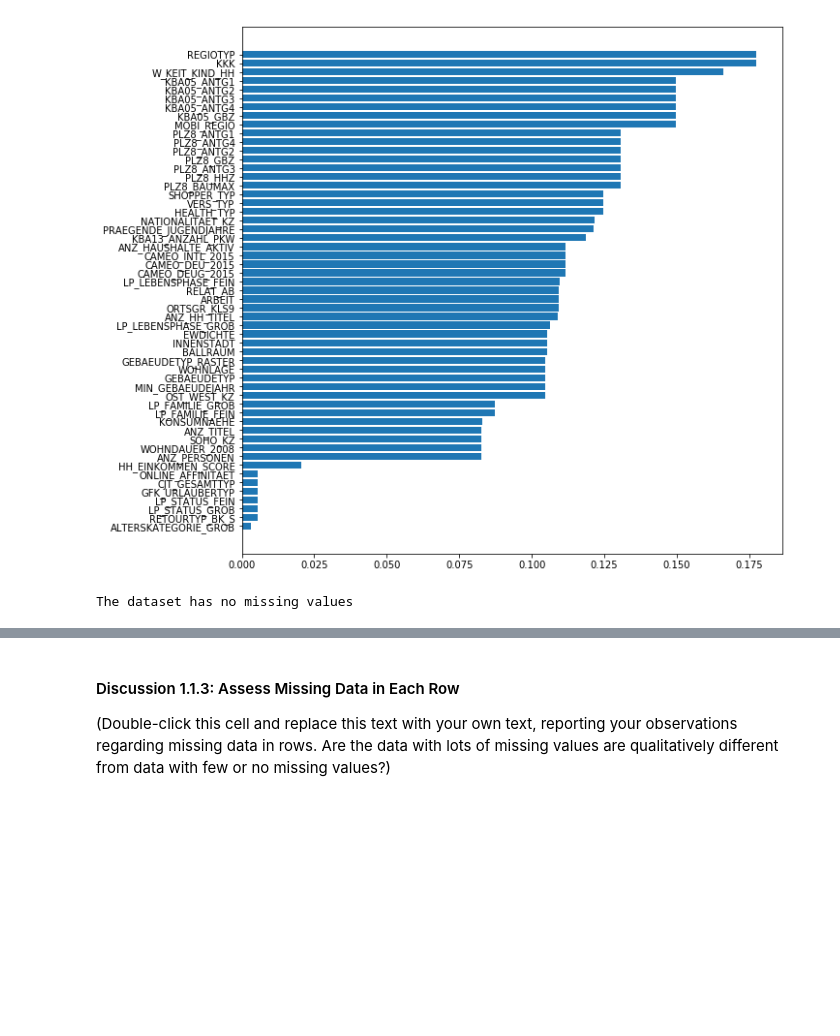
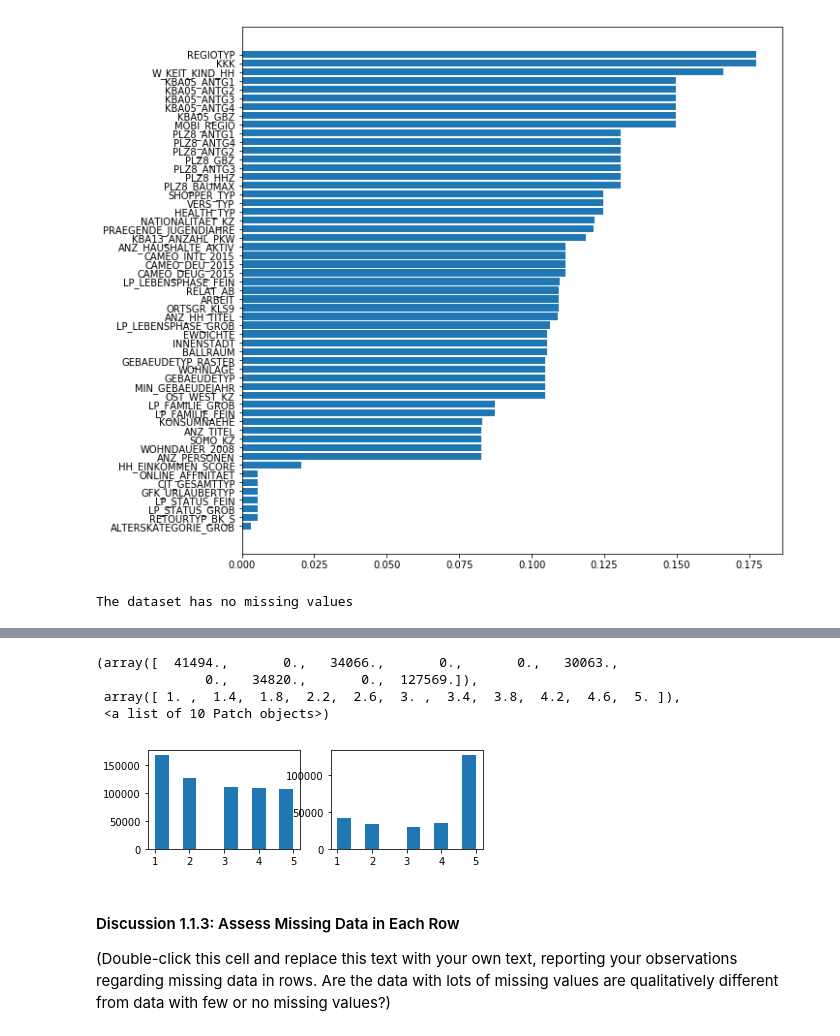
Before and after one commit to jimmyadeline/DSND_Term1, a Jupyter notebook: projects/p3_Identify Customer Segments/Identify_Customer_Segments.ipynb, the cells around one changed output, grey strips where cells are left out. Drawn from its saved outputs; the diff is of its cells as text; code cells hidden in the pictures; blank space fills up the shorter version.

```diff
--- a/projects/p3_Identify Customer Segments/Identify_Customer_Segments.ipynb
+++ b/projects/p3_Identify Customer Segments/Identify_Customer_Segments.ipynb
@@ -353,3 +389,15 @@ plt.hist(azdias_sub2['ANREDE_KZ'])
+# %%
+plt.subplot(221)
+plt.hist(azdias_sub1['FINANZ_ANLEGER'])
+
+plt.subplot(222)
+plt.hist(azdias_sub2['FINANZ_ANLEGER'])
+# %% [output]
+(array([  41494.,       0.,   34066.,       0.,       0.,   30063.,
+              0.,   34820.,       0.,  127569.]),
+ array([ 1. ,  1.4,  1.8,  2.2,  2.6,  3. ,  3.4,  3.8,  4.2,  4.6,  5. ]),
+ <a list of 10 Patch objects>)
+[figure, added]
 # %% [markdown]
 #### Discussion 1.1.3: Assess Missing Data in Each Row
 
```
Also changed, not shown: parts of 18 cells of this notebook.
